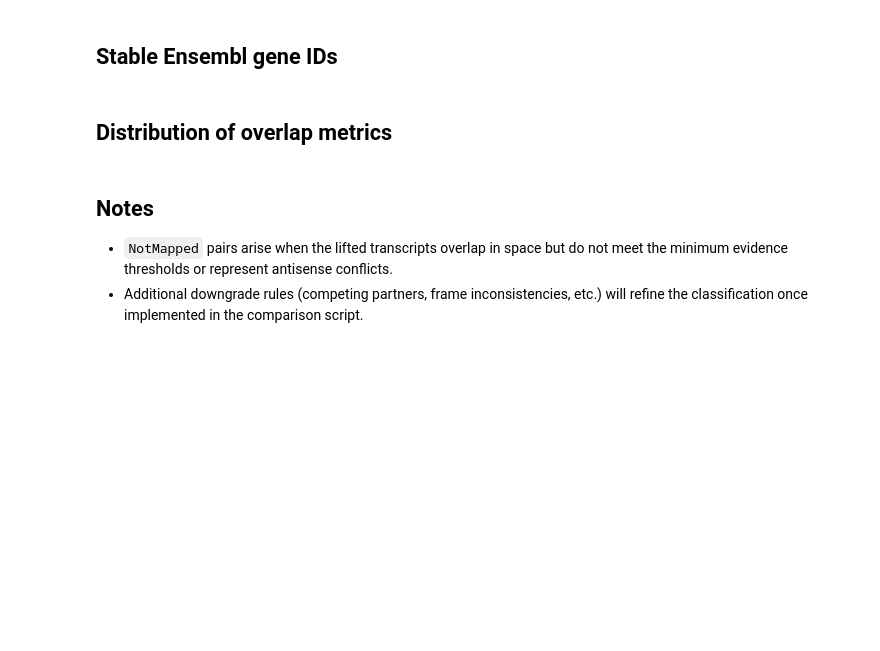
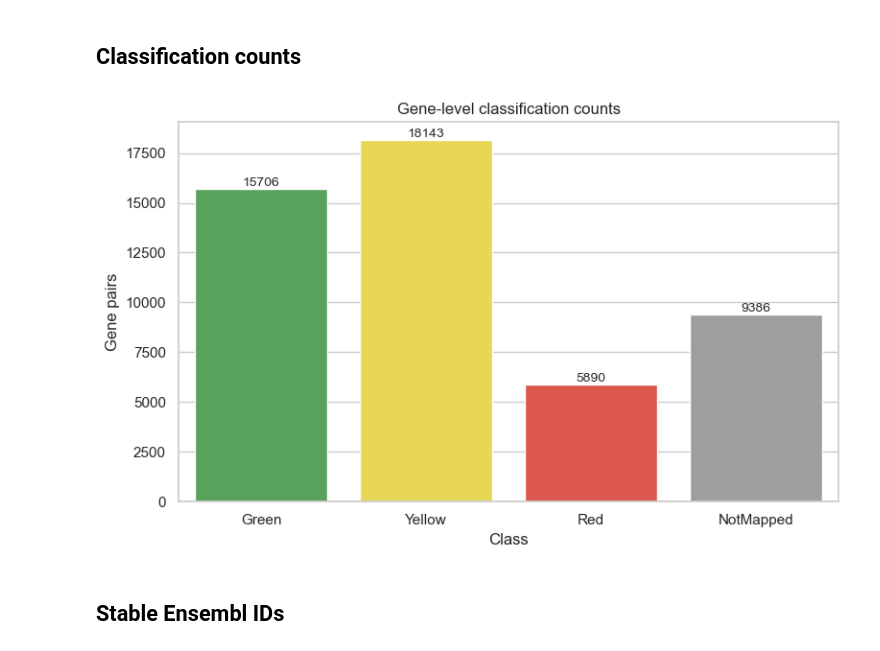
Before and after one commit to larsgr/gene-id-mapping, a Jupyter notebook: notebooks/ens_liftoff_vs_native.ipynb, the cells around one changed output. Drawn from its saved outputs; the diff is of its cells as text; code cells hidden in the pictures; blank space fills up the shorter version.

```diff
--- a/notebooks/ens_liftoff_vs_native.ipynb
+++ b/notebooks/ens_liftoff_vs_native.ipynb
@@ -172,0 +28,25 @@ Total NotMapped pairs: {not_mapped}")
+# %%
+
+# Load TSV and expand the stats column into numeric fields
+columns = ['feature', 'annA', 'geneA', 'txA', 'annB', 'geneB', 'txB', 'stats']
+df = pd.read_csv(DATA_PATH, sep='	', names=columns, header=0)
+genes = df[df['feature'] == 'gene'].copy()
+
+def stats_to_dict(stat_string: str) -> dict:
+    items = {}
+    for chunk in str(stat_string).split(';'):
+        if not chunk or '=' not in chunk:
+            continue
+        key, value = chunk.split('=', 1)
+        items[key] = value
+    return items
+
+stats_df = genes['stats'].apply(stats_to_dict).apply(pd.Series)
+merged = pd.concat([genes.reset_index(drop=True), stats_df], axis=1)
+merged['best_jaccard_exon'] = pd.to_numeric(merged['best_jaccard_exon'], errors='coerce')
+merged['best_jaccard_cds_phase'] = pd.to_numeric(merged['best_jaccard_cds_phase'], errors='coerce')
+merged['stableA'] = merged['geneA'].str.split(':').str[-1]
+merged['stableB'] = merged['geneB'].str.split(':').str[-1]
+merged['stable_same'] = merged['stableA'] == merged['stableB']
+
+merged.head()
@@ -173,3 +61,28 @@ Total NotMapped pairs: {not_mapped}")
+# %% [markdown]
+
+## Classification counts
+# %%
+class_order = ['Green', 'Yellow', 'Red', 'NotMapped']
+class_counts = merged['class'].value_counts().reindex(class_order).fillna(0).astype(int)
+display(class_counts.to_frame('gene_pairs'))
+
+class_palette = {
+    'Green': '#4CAF50',
+    'Yellow': '#FFEB3B',
+    'Red': '#F44336',
+    'NotMapped': '#9E9E9E'
+}
+
+ax = sns.barplot(x=class_counts.index, y=class_counts.values, hue=class_counts.index, palette=class_palette, legend=False)
+ax.set_title('Gene-level classification counts')
+ax.set_xlabel('Class')
+ax.set_ylabel('Gene pairs')
+for container in ax.containers:
+    ax.bar_label(container, fmt='%d', fontsize=10)
+plt.tight_layout()
+plt.show()
+# %% [output]
+[figure, added]
 # %% [markdown]
 
-## Stable Ensembl gene IDs
+## Stable Ensembl IDs
@@ -201,3 +88,0 @@ Breakdown by class:')
-# %% [markdown]
-
-## Distribution of overlap metrics
@@ -228,8 +88,0 @@ display(SVG(filename=str(exon_chart_path)))
-# %% [markdown]
-
-## Notes
-
-* `NotMapped` pairs arise when the lifted transcripts overlap in space but do
-  not meet the minimum evidence thresholds or represent antisense conflicts.
-* Additional downgrade rules (competing partners, frame inconsistencies, etc.)
-  will refine the classification once implemented in the comparison script.
```
Also changed, not shown: parts of 15 cells of this notebook, 14 other files.
